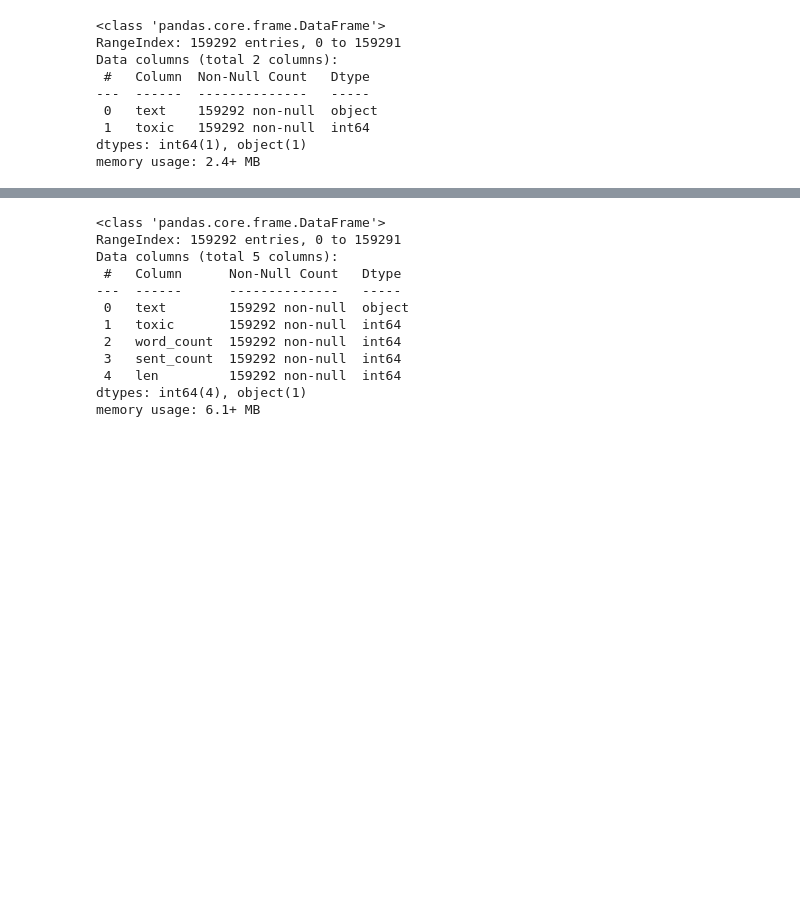
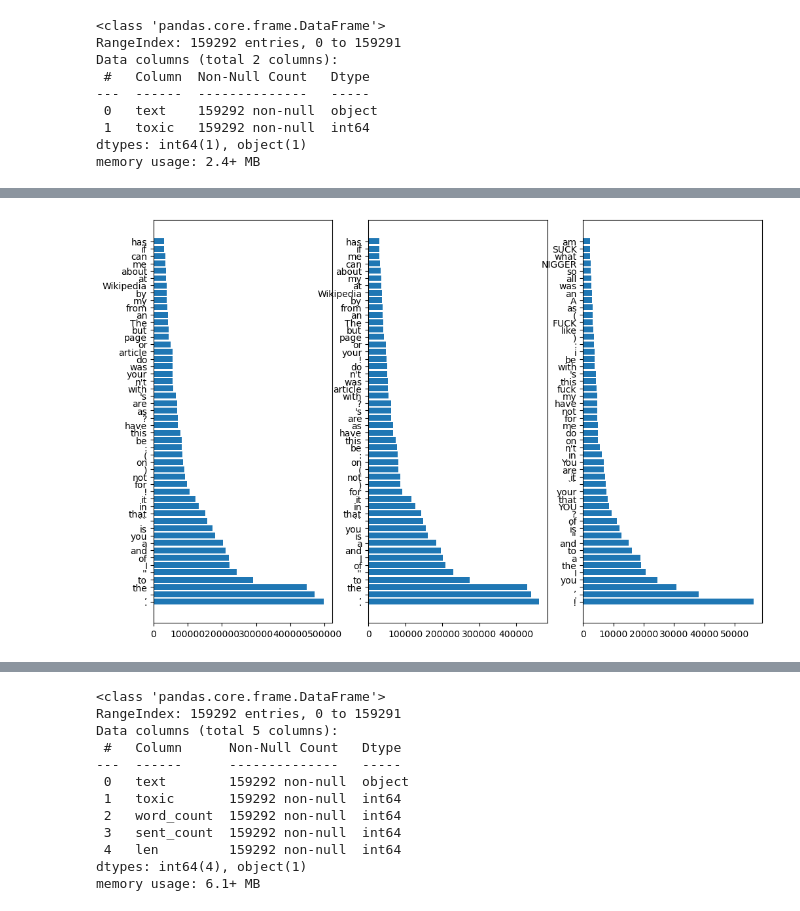
Before and after one commit to green-igor/wiki, a Jupyter notebook: wikiki (1).ipynb, the cells around one changed output, grey strips where cells are left out. Cells and saved outputs as stored; diff of their text form; code cells hidden in the pictures; blank space fills up the shorter version.

```diff
--- a/wikiki (1).ipynb
+++ b/wikiki (1).ipynb
@@ -215,0 +159,12 @@ memory usage: 2.4+ MB
+# %%
+words_w_trash = w_count(
+    df['text'],
+    df_cleaning=False)
+# %%
+words_w_trash0 = w_count(
+    df_non_toxic['text'],
+    df_cleaning=False)
+# %%
+words_w_trash1 = w_count(
+    df_toxic['text'],
+    df_cleaning=False)
@@ -215,0 +225,12 @@ memory usage: 2.4+ MB
+# %%
+def bars(df_list):
+
+    fig, ax = plt.subplots(1,3,figsize=(12,8))
+
+    ax[0].barh(df_list[0]['Word'],df_list[0]['Frequency'])
+    ax[1].barh(df_list[1]['Word'],df_list[1]['Frequency'])
+    ax[2].barh(df_list[2]['Word'],df_list[2]['Frequency'])
+# %%
+bars([words_w_trash.head(50),words_w_trash0.head(50),words_w_trash1.head(50)])
+# %% [output]
+[figure, added]
```
Also changed, not shown: parts of 161 cells of this notebook.
